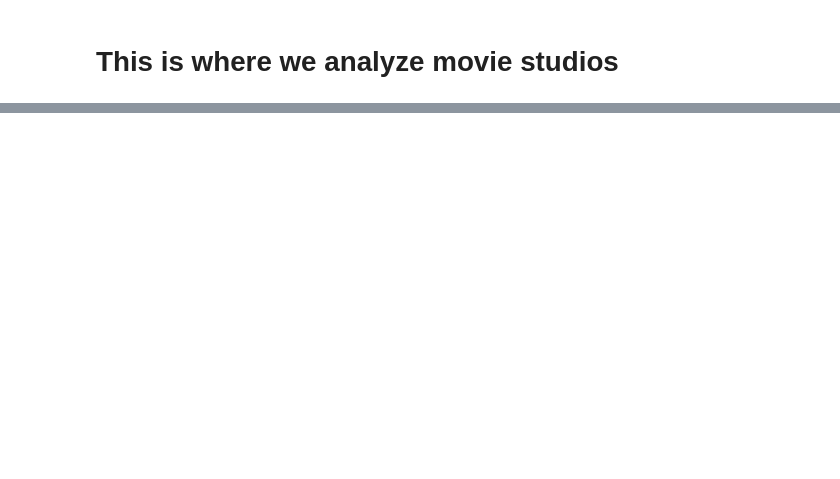
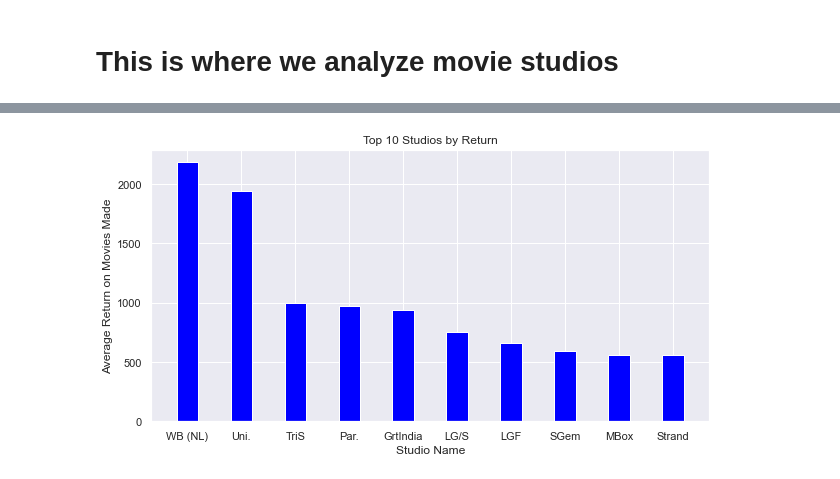
Before and after one commit to ElyLin/MovieAnalysisProject, a Jupyter notebook: Draft_with_recommendation.ipynb, the cells around one changed output, grey strips where cells are left out. Saved outputs shown, nothing was run; the diff lists cells and outputs as text; code cells hidden in the pictures; blank space fills up the shorter version.

```diff
--- a/Draft_with_recommendation.ipynb
+++ b/Draft_with_recommendation.ipynb
@@ -570,0 +731,5 @@ tmdb_and_imdb_and_bomo = tmdb_and_imdb.merge(movie_studios, how = 'inner')
+# %%
+#find the top 10 studios by ROI
+grouped_studios = studios.groupby(['studio']).mean().sort_values(by='ROI', ascending=False)
+top_10_studios = grouped_studios.head(10)
+top_10_studios
@@ -570,0 +749,5 @@ tmdb_and_imdb_and_bomo = tmdb_and_imdb.merge(movie_studios, how = 'inner')
+# %%
+#filter out the studios that are too small (didn't make the 100M dollar mark in total gross)
+high_earning_studios = grouped_studios.loc[grouped_studios['total_gross'] > 100000000]
+studios_of_interest = high_earning_studios.sort_values(by='ROI', ascending=False).head(10)
+studios_of_interest
@@ -570,0 +767,4 @@ tmdb_and_imdb_and_bomo = tmdb_and_imdb.merge(movie_studios, how = 'inner')
+# %%
+#prepare the studio name for plot
+studio_list=list(studios_of_interest.index)
+studio_list
@@ -570,0 +782,4 @@ tmdb_and_imdb_and_bomo = tmdb_and_imdb.merge(movie_studios, how = 'inner')
+# %%
+#prepare the ROI for each studio for plot
+studio_ROI=list(studios_of_interest['ROI'])
+studio_ROI
@@ -570,0 +797,17 @@ tmdb_and_imdb_and_bomo = tmdb_and_imdb.merge(movie_studios, how = 'inner')
+# %%
+#plot the top 10 studios by the average return on their movies
+fig, ax
+
+fig = plt.figure(figsize = (10, 5))
+
+# creating the bar plot
+plt.bar(studio_list, studio_ROI, color ='blue',
+        width = 0.4)
+
+plt.xlabel("Studio Name")
+plt.ylabel("Average Return on Movies Made")
+plt.title("Top 10 Studios by Return")
+
+plt.savefig('Top 10 Studios by Return');
+# %% [output]
+[figure, added]
```
Also changed, not shown: parts of 26 cells of this notebook.
